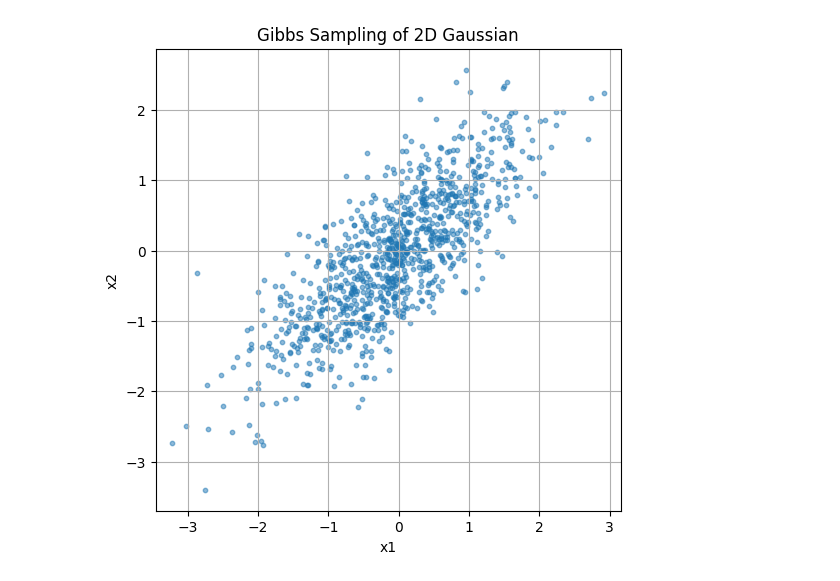
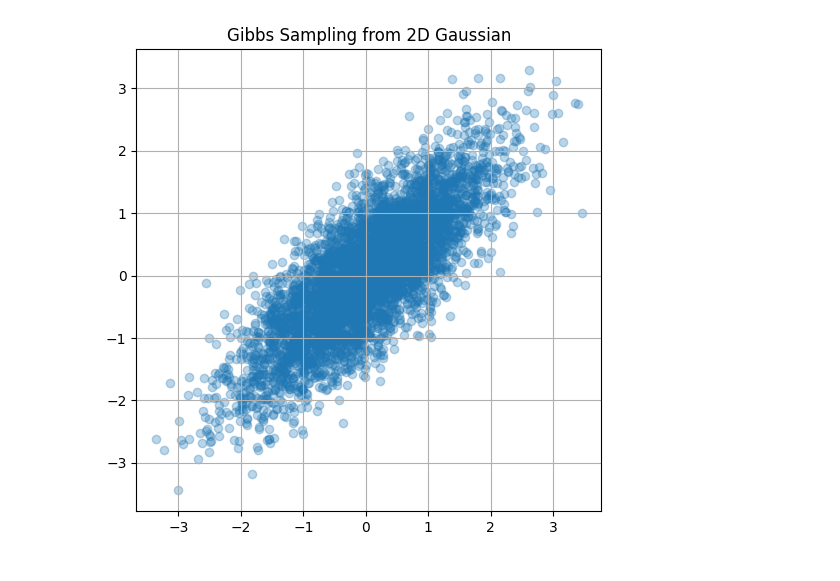
Before and after one commit to jenishk20/DS5230-UML, a Jupyter notebook: HWK5B/Gibbs_P2.ipynb, the cells around one changed output. Saved outputs shown, nothing was run; the diff lists cells and outputs as text; code cells hidden in the pictures.

Commit message:
Practice EM and KMeans and Gibbs Sampling

```diff
--- a/HWK5B/Gibbs_P2.ipynb
+++ b/HWK5B/Gibbs_P2.ipynb
@@ -36,23 +25,18 @@ def gibbs_sampling_2d(mu1, mu2, sigma1, sigma2, rho, num_samples, burn_in=100):
 
     return samples
 # %%
-# Parameters
-mu1, mu2 = 0, 0
-sigma1, sigma2 = 1, 1
-rho = 0.8
-num_samples = 1000
+samples = gibbs_sampling_2d_gaussian(0, 0, 1, 1, 0.8, 5000)
 
-samples = gibbs_sampling_2d(mu1, mu2, sigma1, sigma2, rho, num_samples)
+import matplotlib.pyplot as plt
 
-# Plot
-x_vals, y_vals = zip(*samples)
-plt.figure(figsize=(6,6))
-plt.scatter(x_vals, y_vals, alpha=0.5, s=10)
-plt.title("Gibbs Sampling of 2D Gaussian")
-plt.xlabel("x1")
-plt.ylabel("x2")
-plt.axis("equal")
+x_vals = [s[0] for s in samples]
+y_vals = [s[1] for s in samples]
+
+plt.figure(figsize=(6, 6))
+plt.scatter(x_vals, y_vals, alpha=0.3)
+plt.title("Gibbs Sampling from 2D Gaussian")
+plt.axis('equal')
 plt.grid(True)
 plt.show()
 # %% [output]
-[figure, old version]
+[figure, new version]
```
Also changed, not shown: parts of 1 cell of this notebook, 13 other files.
